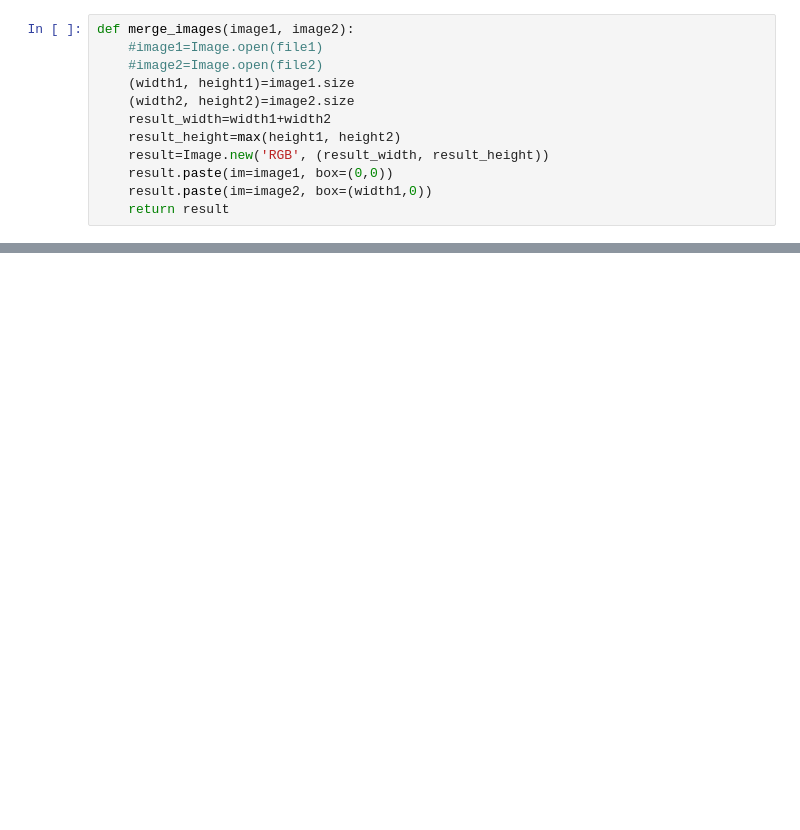
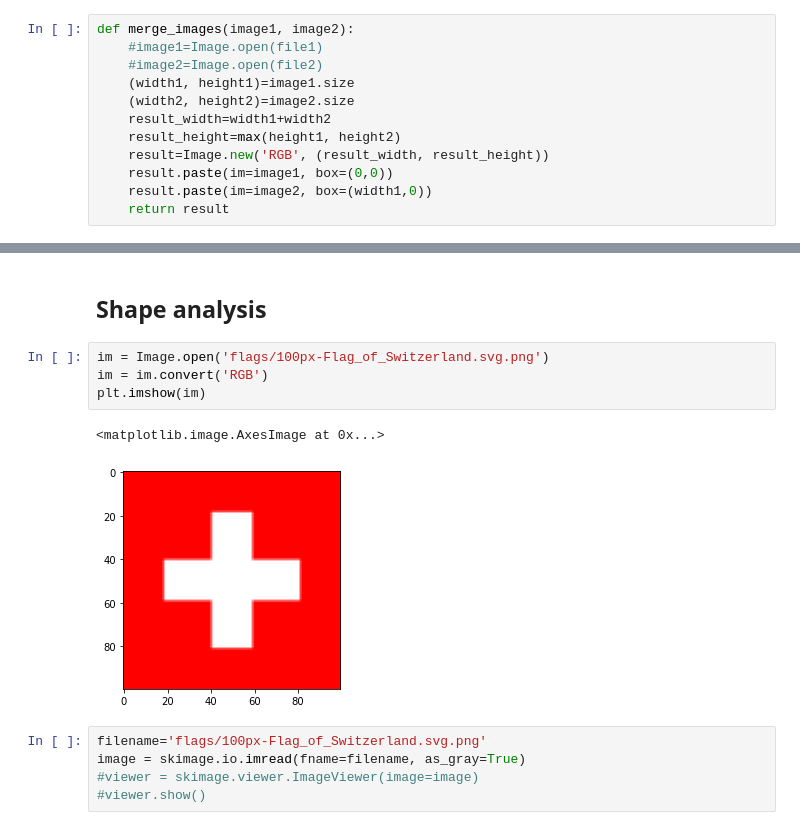
Before and after one commit to sofiabytes/Flag-Analysis, a Jupyter notebook: Flag analysis.ipynb, the cells around one changed output, grey strips where cells are left out. Cells and saved outputs as stored; diff of their text form; blank space fills up the shorter version.

```diff
--- a/Flag analysis.ipynb
+++ b/Flag analysis.ipynb
@@ -342,0 +349,14 @@ plt.imshow(end)
+# %% [markdown]
+## Shape analysis
+# %%
+im = Image.open('flags/100px-Flag_of_Switzerland.svg.png')
+im = im.convert('RGB')
+plt.imshow(im)
+# %% [output]
+<matplotlib.image.AxesImage at 0x...>
+[figure, added]
+# %%
+filename='flags/100px-Flag_of_Switzerland.svg.png'
+image = skimage.io.imread(fname=filename, as_gray=True)
+#viewer = skimage.viewer.ImageViewer(image=image)
+#viewer.show()
```
Also changed, not shown: parts of 11 cells of this notebook.
